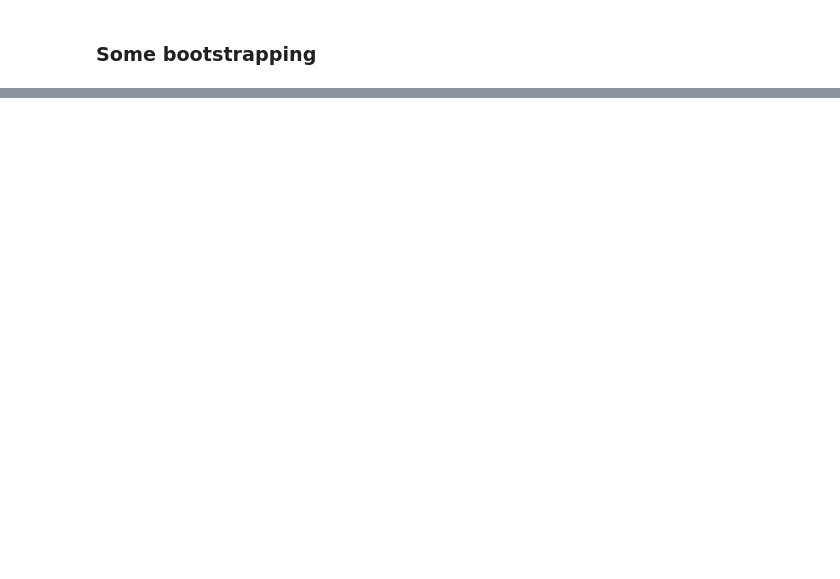
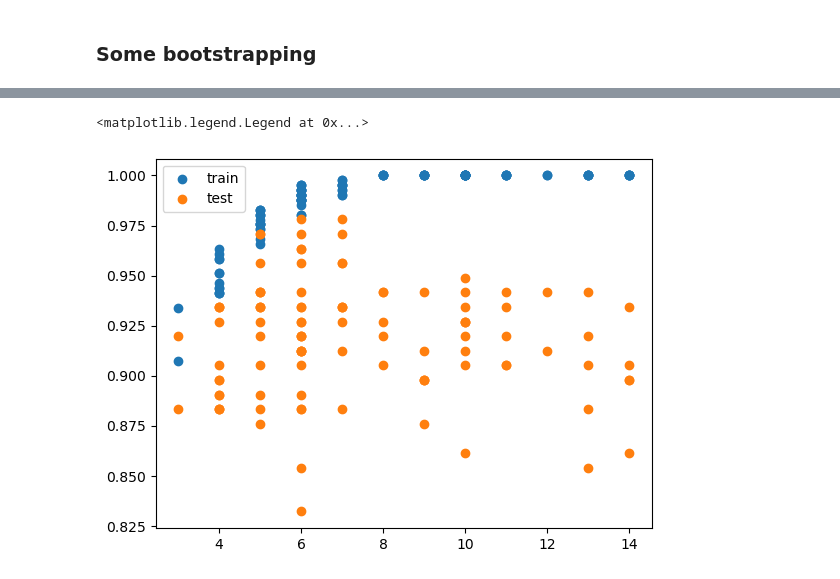
Before and after one commit to Even-tr/IN-STK5000-9000-Project-2, a Jupyter notebook: pipe.ipynb, the cells around one changed output, grey strips where cells are left out. Saved outputs shown, nothing was run; the diff lists cells and outputs as text; code cells hidden in the pictures; blank space fills up the shorter version.

```diff
--- a/pipe.ipynb
+++ b/pipe.ipynb
@@ -366,0 +385,7 @@ None # hides ugly last line
+# %%
+plt.scatter(depths, train_scores, label='train')
+plt.scatter(depths, test_scores, label='test')
+plt.legend()
+# %% [output]
+<matplotlib.legend.Legend at 0x...>
+[figure, added]
```
Also changed, not shown: parts of 14 cells of this notebook.
